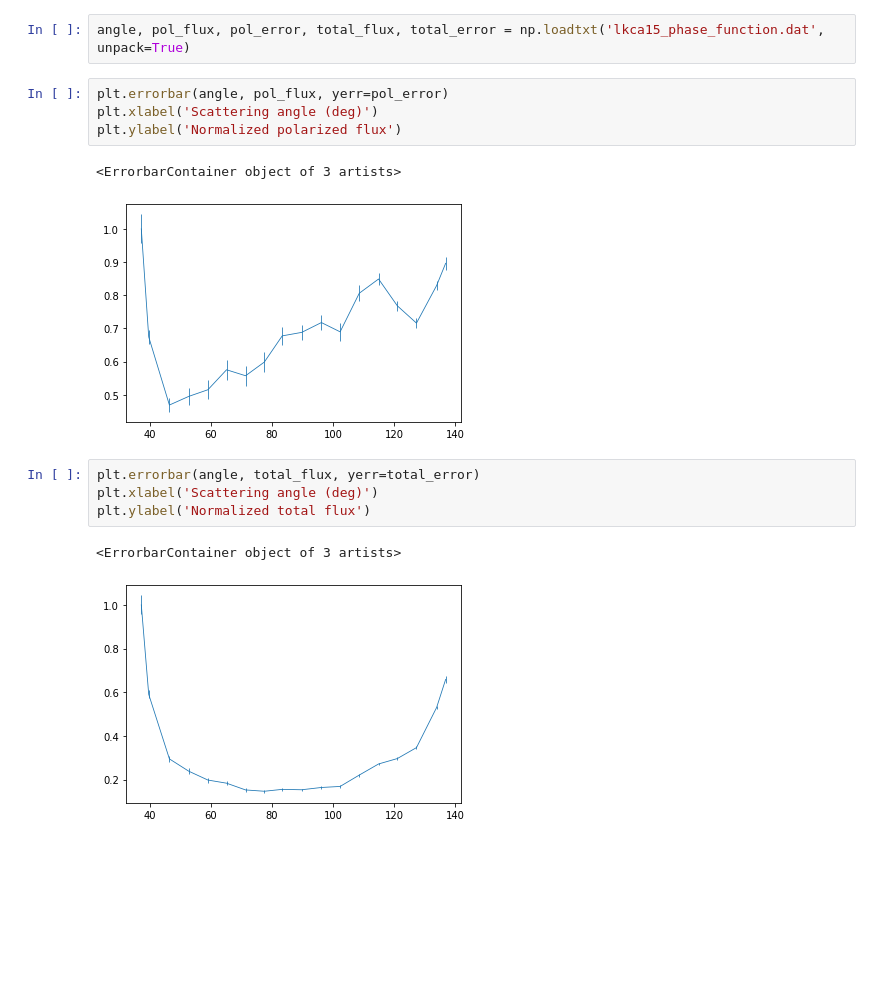
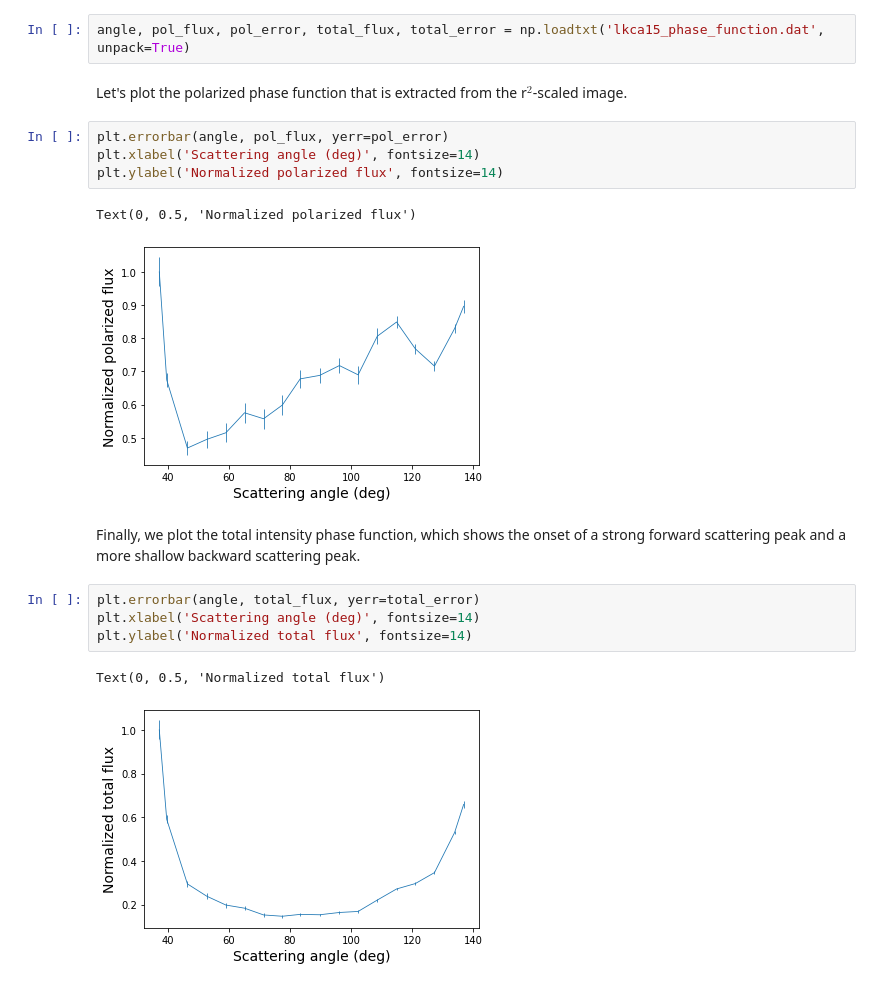
Before and after one commit to tomasstolker/diskmap, a Jupyter notebook: docs/tutorial.ipynb, the cells around one changed output. Saved outputs shown, nothing was run; the diff lists cells and outputs as text; blank space fills up the shorter version.

```diff
--- a/docs/tutorial.ipynb
+++ b/docs/tutorial.ipynb
@@ -118,16 +168,20 @@ mapping.write_output(filename='lkca15')
 # %%
 angle, pol_flux, pol_error, total_flux, total_error = np.loadtxt('lkca15_phase_function.dat', unpack=True)
+# %% [markdown]
+Let's plot the polarized phase function that is extracted from the r$^2$-scaled image.
 # %%
 plt.errorbar(angle, pol_flux, yerr=pol_error)
-plt.xlabel('Scattering angle (deg)')
-plt.ylabel('Normalized polarized flux')
+plt.xlabel('Scattering angle (deg)', fontsize=14)
+plt.ylabel('Normalized polarized flux', fontsize=14)
 # %% [output]
-<ErrorbarContainer object of 3 artists>
+Text(0, 0.5, 'Normalized polarized flux')
-[figure, old version]
+[figure, new version]
+# %% [markdown]
+Finally, we plot the total intensity phase function, which shows the onset of a strong forward scattering peak and a more shallow backward scattering peak.
 # %%
 plt.errorbar(angle, total_flux, yerr=total_error)
-plt.xlabel('Scattering angle (deg)')
-plt.ylabel('Normalized total flux')
+plt.xlabel('Scattering angle (deg)', fontsize=14)
+plt.ylabel('Normalized total flux', fontsize=14)
 # %% [output]
-<ErrorbarContainer object of 3 artists>
+Text(0, 0.5, 'Normalized total flux')
-[figure, old version]
+[figure, new version]
```
Also changed, not shown: parts of 46 cells of this notebook, 10 other files.
